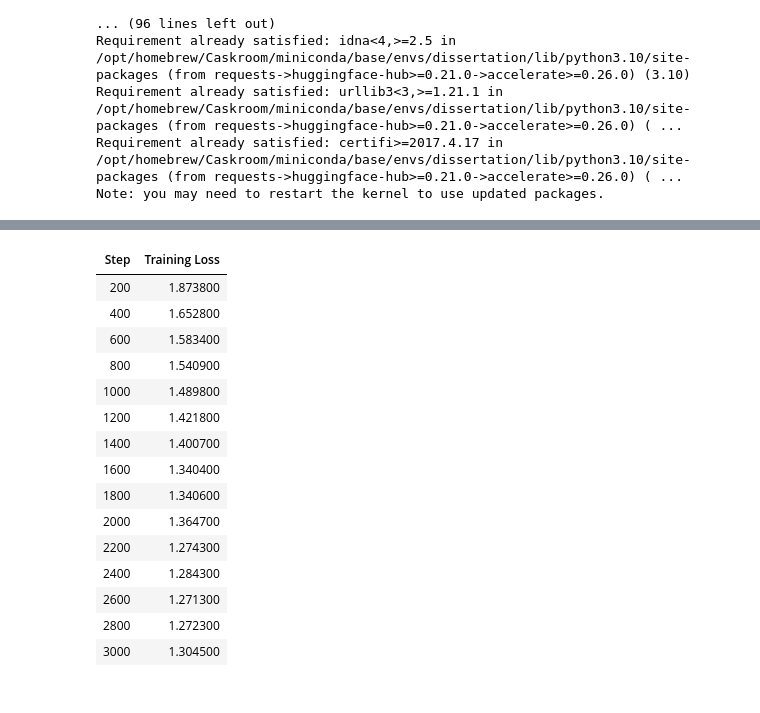
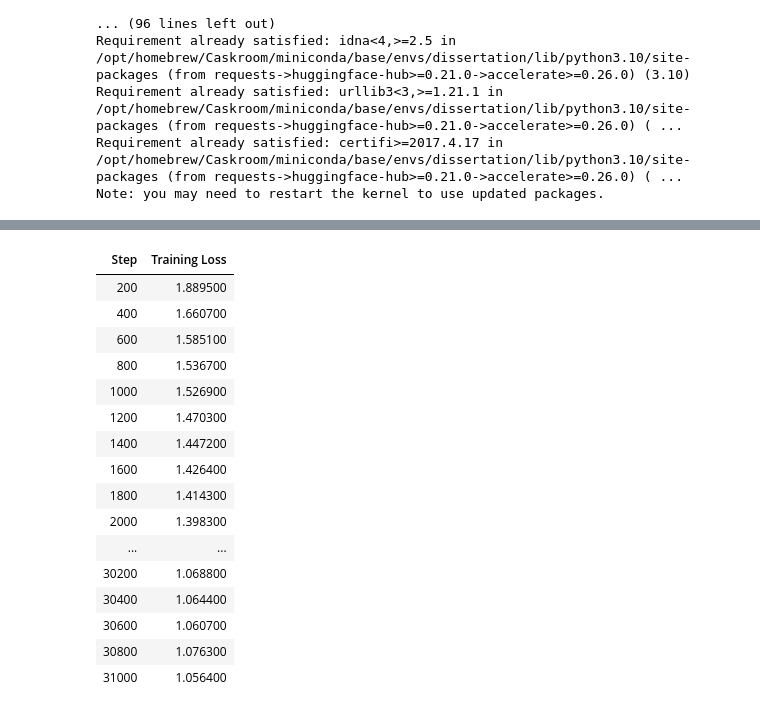
Before and after one commit to zfir-dev/TypeScriptMate-Training, a Jupyter notebook: TypeScript Files to Transformer Model.ipynb, the cells around one changed output, grey strips where cells are left out. Saved outputs shown, nothing was run; the diff lists cells and outputs as text; code cells hidden in the pictures.

Commit message:
50000 run without type aware

```diff
--- a/TypeScript Files to Transformer Model.ipynb
+++ b/TypeScript Files to Transformer Model.ipynb
@@ -42,7 +42,6 @@ Total files: 4458
 # %%
-# ─── 2) Imports ─────────────────────────────────────────────────────────────
-import glob, os, math
-import torch
+# ─── 1) Imports ─────────────────────────────────────────────────────────────
+import glob, os, math, torch
 from datasets import Dataset, DatasetDict
 from transformers import (
     AutoTokenizer,
@@ -51,33 +50,53 @@ from transformers import (
     Trainer, TrainingArguments
 )
 
-# ─── 3) Configuration ───────────────────────────────────────────────────────
-DATA_DIR   = "outputs/bigcode-ts-output-4000"                       # local folder with .ts/.tsx files
+# ─── 2) Configuration ───────────────────────────────────────────────────────
+DATA_DIR   = "outputs/bigcode-ts-output-50000"
 BATCH_SIZE = 4
 MAX_LENGTH = 512
 EPOCHS     = 3
 OUTPUT_DIR = "outputs/typescriptmate-model"
 
-# ─── 4) Gather all TS/TSX paths ─────────────────────────────────────────────
+# ─── 3) Gather all TS/TSX paths ─────────────────────────────────────────────
 ts_paths  = glob.glob(os.path.join(DATA_DIR, "**/*.ts"),  recursive=True)
 tsx_paths = glob.glob(os.path.join(DATA_DIR, "**/*.tsx"), recursive=True)
 all_paths = ts_paths + tsx_paths
-print(f"Found {len(all_paths)} TypeScript files")
+print(f"Found {len(all_paths)} TypeScript files on disk")
 
-# ─── 5) Build a HF Dataset from file contents ───────────────────────────────
+# ─── 4) Build a HF Dataset from file contents ───────────────────────────────
 def gen_examples():
     for path in all_paths:
         with open(path, "r", encoding="utf-8", errors="ignore") as f:
-            text = f.read()
-        yield {"text": text}
+            yield {"text": f.read()}
 
 dataset_all = Dataset.from_generator(gen_examples)
 
-# ─── 6) Split into train / validation ───────────────────────────────────────
+# ─── 5) Split into train / validation ───────────────────────────────────────
 splits = dataset_all.train_test_split(test_size=0.1, seed=42)
 datasets = DatasetDict(train=splits["train"], validation=splits["test"])
 
-# ─── 7) Load & configure the tokenizer ─────────────────────────────────────
+# ─── 6) Simple Type-Aware Annotation & Filtering ────────────────────────────
+# SIMPLE_TYPES = ["boolean", "number", "string", "any", "object", "array", "function", "undefined", "null", "symbol", "bigint", "console", "interface", "enum"]
+
+# def annotate_types(example):
+#     # look for ': boolean', ': number', ': string' in the code
+#     present = [t for t in SIMPLE_TYPES if f": {t}" in example["text"]]
+#     return {"types": present}
+
+# # annotate
+# datasets = datasets.map(annotate_types, batched=False)
+
+# # filter to only examples with at least one type annotation
+# datasets = DatasetDict({
+#     split: ds.filter(lambda ex: len(ex["types"]) > 0)
+#     for split, ds in datasets.items()
+# })
+
+# print("After filtering for simple types:")
+# print("  • train examples:", len(datasets["train"]))
+# print("  • valid examples:", len(datasets["validation"]))
+
+# ─── 7) Tokenizer Setup & Tokenization ──────────────────────────────────────
 tokenizer = AutoTokenizer.from_pretrained("gpt2", use_fast=True)
 tokenizer.pad_token = tokenizer.eos_token
 
@@ -92,7 +111,7 @@ def tokenize_fn(batch):
 tokenized = datasets.map(
     tokenize_fn,
     batched=True,
-    remove_columns=["text"]
+    # remove_columns=["text", "types"]   # we don't need the raw text or the types column for training
 )
 
 # ─── 8) Data collator & model ──────────────────────────────────────────────
@@ -129,6 +148,10 @@ trainer.train()
 
 # ─── 12) Evaluate & print metrics ──────────────────────────────────────────
 eval_results = trainer.evaluate()
+print("Full eval results:", eval_results)
+if "eval_loss" in eval_results:
+    ppl = math.exp(eval_results["eval_loss"])
+    print(f"Validation Perplexity: {ppl:.2f}")
 
 # ─── 13) Save fine-tuned model ─────────────────────────────────────────────
 model.save_pretrained(OUTPUT_DIR)
@@ -140,16 +162,17 @@ Found 4458 TypeScript files
 | Step | Training Loss |
-| 200 | 1.873800 |
-| 400 | 1.652800 |
-| 600 | 1.583400 |
-| 800 | 1.540900 |
-| 1000 | 1.489800 |
-| 1200 | 1.421800 |
-| 1400 | 1.400700 |
-| 1600 | 1.340400 |
-| 1800 | 1.340600 |
-| 2000 | 1.364700 |
-| 2200 | 1.274300 |
-| 2400 | 1.284300 |
-| 2600 | 1.271300 |
-| 2800 | 1.272300 |
-| 3000 | 1.304500 |
+| 200 | 1.889500 |
+| 400 | 1.660700 |
+| 600 | 1.585100 |
+| 800 | 1.536700 |
+| 1000 | 1.526900 |
+| 1200 | 1.470300 |
+| 1400 | 1.447200 |
+| 1600 | 1.426400 |
+| 1800 | 1.414300 |
+| 2000 | 1.398300 |
+| ... | ... |
+| 30200 | 1.068800 |
+| 30400 | 1.064400 |
+| 30600 | 1.060700 |
+| 30800 | 1.076300 |
+| 31000 | 1.056400 |
```
Also changed, not shown: parts of 3 cells of this notebook.
